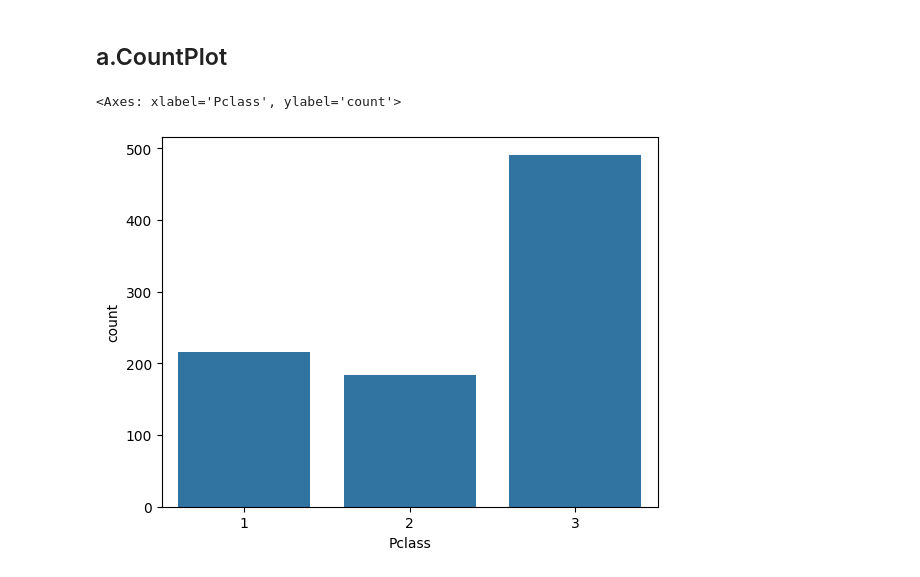
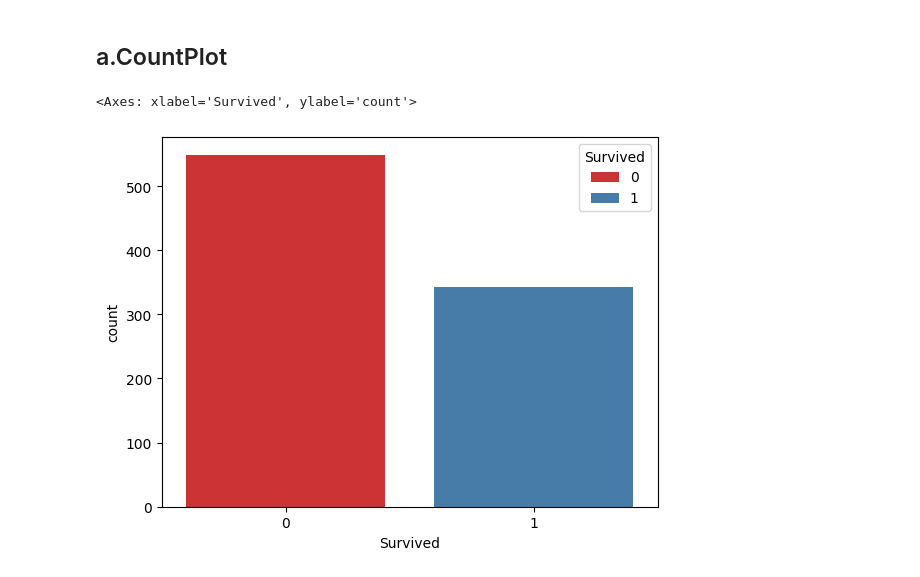
Before and after one commit to Vikaspundir24/100Days-of-ML, a Jupyter notebook: Day - 20 EDA Using Univariate Analysis/day 20.ipynb, the cells around one changed output. Drawn from its saved outputs; the diff is of its cells as text; code cells hidden in the pictures.

```diff
--- a/Day - 20 EDA Using Univariate Analysis/day 20.ipynb
+++ b/Day - 20 EDA Using Univariate Analysis/day 20.ipynb
@@ -19,8 +19,8 @@ df.head()
 # %% [markdown]
 ## a.CountPlot
 # %%
-sns.countplot(x  = 'Pclass', data = df)
+sns.countplot(x  = 'Survived', data = df,palette='Set1', hue='Survived')
 #df['Survived'].value_counts().plot(kind = 'bar')
 # %% [output]
-<Axes: xlabel='Pclass', ylabel='count'>
+<Axes: xlabel='Survived', ylabel='count'>
-[figure, old version]
+[figure, new version]
```
Also changed, not shown: parts of 2 cells of this notebook.
